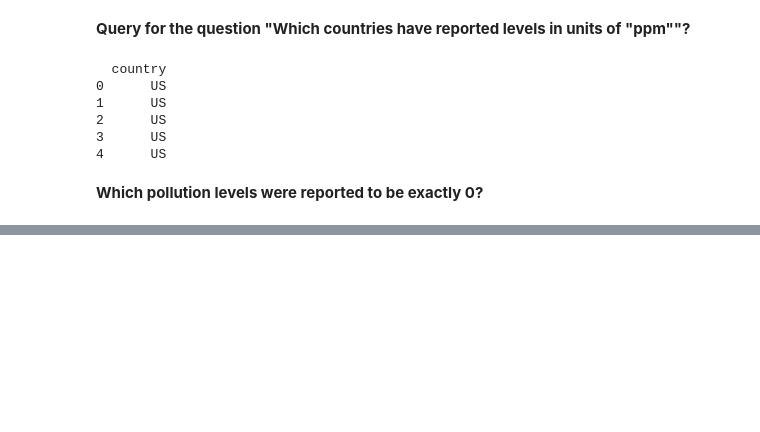
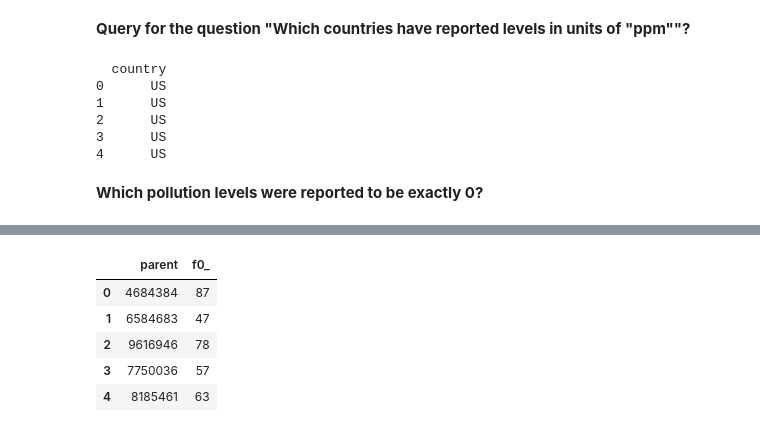
Before and after one commit to causapablo/SQL-Kaggle-Course, a Jupyter notebook: SQL practices.ipynb, the cells around one changed output, grey strips where cells are left out. Cells and saved outputs as stored; diff of their text form; code cells hidden in the pictures; blank space fills up the shorter version.

```diff
--- a/SQL practices.ipynb
+++ b/SQL practices.ipynb
@@ -288,0 +330,18 @@ zero_pollution_results.head()
+# %%
+query = """
+        SELECT parent, COUNT(ID)
+        FROM `bigquery-public-data.hacker_news.comments`
+        GROUP BY parent
+        HAVING COUNT(ID)>10"""
+# %%
+safe_config = bigquery.QueryJobConfig(maximumg_byes_billed= 10**10)
+safe_query_job = client.query(query, job_config = safe_config)
+# %%
+safe_query_job.to_dataframe().head()
+# %% [output]
+|  | parent | f0_ |
+| 0 | 4684384 | 87 |
+| 1 | 6584683 | 47 |
+| 2 | 9616946 | 78 |
+| 3 | 7750036 | 57 |
+| 4 | 8185461 | 63 |
```
Also changed, not shown: parts of 37 cells of this notebook.
